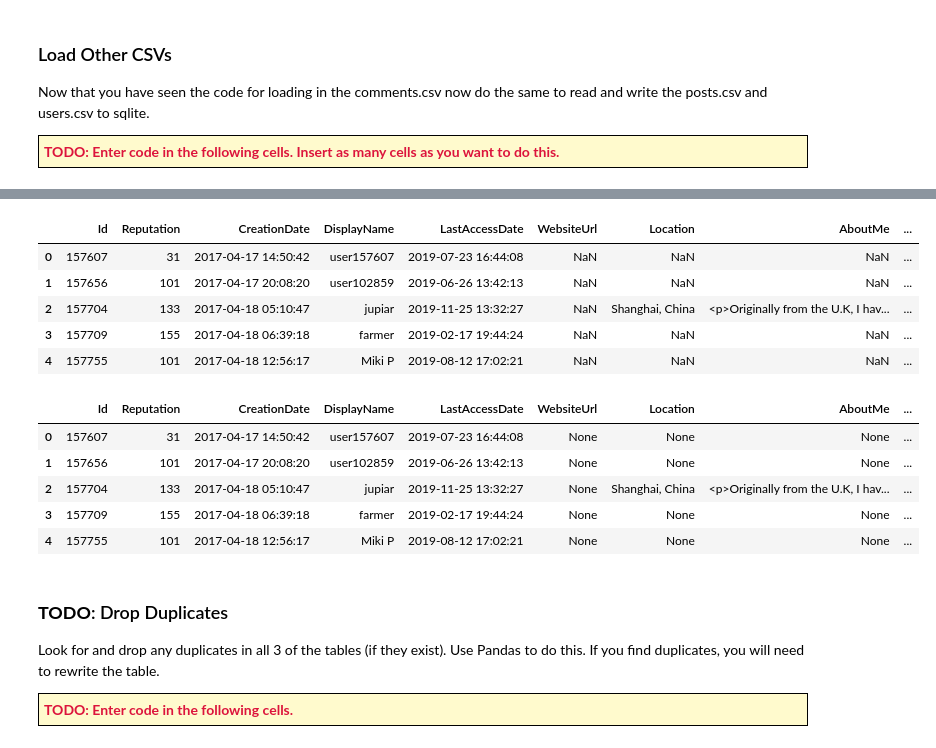
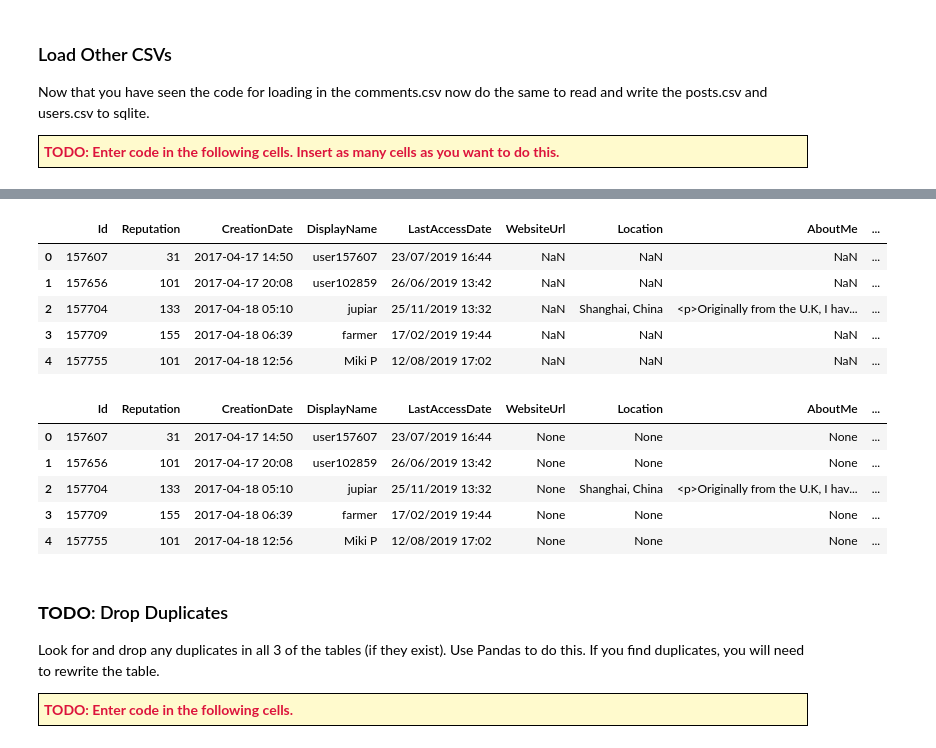
Before and after one commit to soyinkas1/PP0007_DfE-AMS-OpenClassrooms-Data-Analysis-Bootcamp_Excel_Tableau-PowerBI_Python_SQL, a Jupyter notebook: Project 4/Soyinka_Sowoolu_2_chat_data Jupyter Notebook.ipynb, the cells around one changed output, grey strips where cells are left out. Saved outputs shown, nothing was run; the diff lists cells and outputs as text; code cells hidden in the pictures.

```diff
--- a/Project 4/Soyinka_Sowoolu_2_chat_data Jupyter Notebook.ipynb
+++ b/Project 4/Soyinka_Sowoolu_2_chat_data Jupyter Notebook.ipynb
@@ -156,17 +156,17 @@ posts.head()
 5 rows × 21 columns
 # %%
 # Read the users dataset into a DataFrame
-users = pd.read_csv('users.csv')
+users = pd.read_csv('users.csv',parse_dates=True)
 
 # Explore the first 5 rows
 users.head()
 # %% [output]
 |  | Id | Reputation | CreationDate | DisplayName | LastAccessDate | WebsiteUrl | Location | AboutMe | ... |
-| 0 | 157607 | 31 | 2017-04-17 14:50:42 | user157607 | 2019-07-23 16:44:08 | NaN | NaN | NaN | ... |
-| 1 | 157656 | 101 | 2017-04-17 20:08:20 | user102859 | 2019-06-26 13:42:13 | NaN | NaN | NaN | ... |
-| 2 | 157704 | 133 | 2017-04-18 05:10:47 | jupiar | 2019-11-25 13:32:27 | NaN | Shanghai, China | <p>Originally from the U.K, I hav... | ... |
-| 3 | 157709 | 155 | 2017-04-18 06:39:18 | farmer | 2019-02-17 19:44:24 | NaN | NaN | NaN | ... |
-| 4 | 157755 | 101 | 2017-04-18 12:56:17 | Miki P | 2019-08-12 17:02:21 | NaN | NaN | NaN | ... |
+| 0 | 157607 | 31 | 2017-04-17 14:50 | user157607 | 23/07/2019 16:44 | NaN | NaN | NaN | ... |
+| 1 | 157656 | 101 | 2017-04-17 20:08 | user102859 | 26/06/2019 13:42 | NaN | NaN | NaN | ... |
+| 2 | 157704 | 133 | 2017-04-18 05:10 | jupiar | 25/11/2019 13:32 | NaN | Shanghai, China | <p>Originally from the U.K, I hav... | ... |
+| 3 | 157709 | 155 | 2017-04-18 06:39 | farmer | 17/02/2019 19:44 | NaN | NaN | NaN | ... |
+| 4 | 157755 | 101 | 2017-04-18 12:56 | Miki P | 12/08/2019 17:02 | NaN | NaN | NaN | ... |
 # %%
 # load post DataFrame into sqlite
 users.to_sql('users', con, if_exists='replace', index=False)
@@ -177,11 +177,11 @@ users = pd.read_sql(sql, con)
 users.head()
 # %% [output]
 |  | Id | Reputation | CreationDate | DisplayName | LastAccessDate | WebsiteUrl | Location | AboutMe | ... |
-| 0 | 157607 | 31 | 2017-04-17 14:50:42 | user157607 | 2019-07-23 16:44:08 | None | None | None | ... |
-| 1 | 157656 | 101 | 2017-04-17 20:08:20 | user102859 | 2019-06-26 13:42:13 | None | None | None | ... |
-| 2 | 157704 | 133 | 2017-04-18 05:10:47 | jupiar | 2019-11-25 13:32:27 | None | Shanghai, China | <p>Originally from the U.K, I hav... | ... |
-| 3 | 157709 | 155 | 2017-04-18 06:39:18 | farmer | 2019-02-17 19:44:24 | None | None | None | ... |
-| 4 | 157755 | 101 | 2017-04-18 12:56:17 | Miki P | 2019-08-12 17:02:21 | None | None | None | ... |
+| 0 | 157607 | 31 | 2017-04-17 14:50 | user157607 | 23/07/2019 16:44 | None | None | None | ... |
+| 1 | 157656 | 101 | 2017-04-17 20:08 | user102859 | 26/06/2019 13:42 | None | None | None | ... |
+| 2 | 157704 | 133 | 2017-04-18 05:10 | jupiar | 25/11/2019 13:32 | None | Shanghai, China | <p>Originally from the U.K, I hav... | ... |
+| 3 | 157709 | 155 | 2017-04-18 06:39 | farmer | 17/02/2019 19:44 | None | None | None | ... |
+| 4 | 157755 | 101 | 2017-04-18 12:56 | Miki P | 12/08/2019 17:02 | None | None | None | ... |
 # %% [markdown]
 ### **TODO**: Drop Duplicates
 Look for and drop any duplicates in all 3 of the tables (if they exist). Use Pandas to do this. If you find duplicates, you will need to rewrite the table.
```
Also changed, not shown: parts of 18 cells of this notebook, 7 other files.
